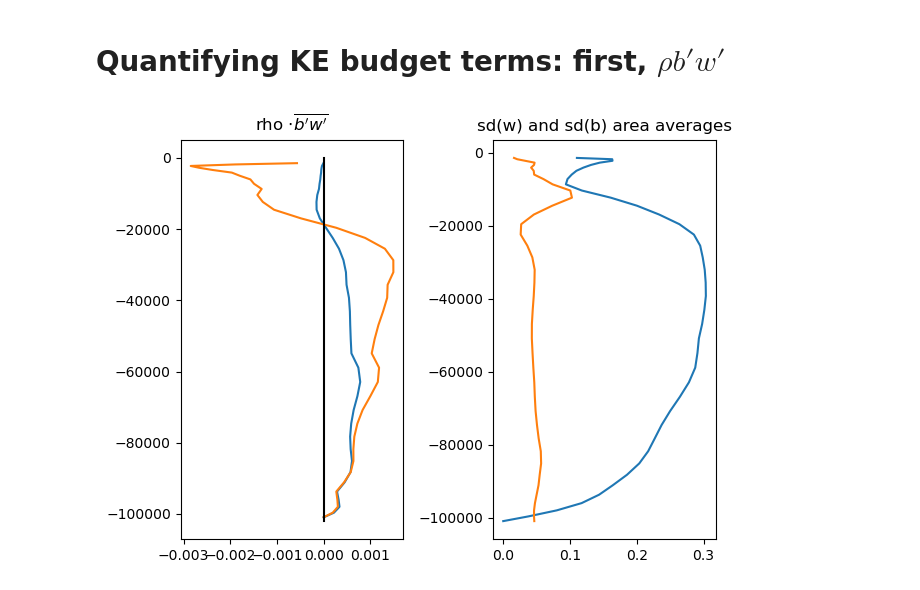
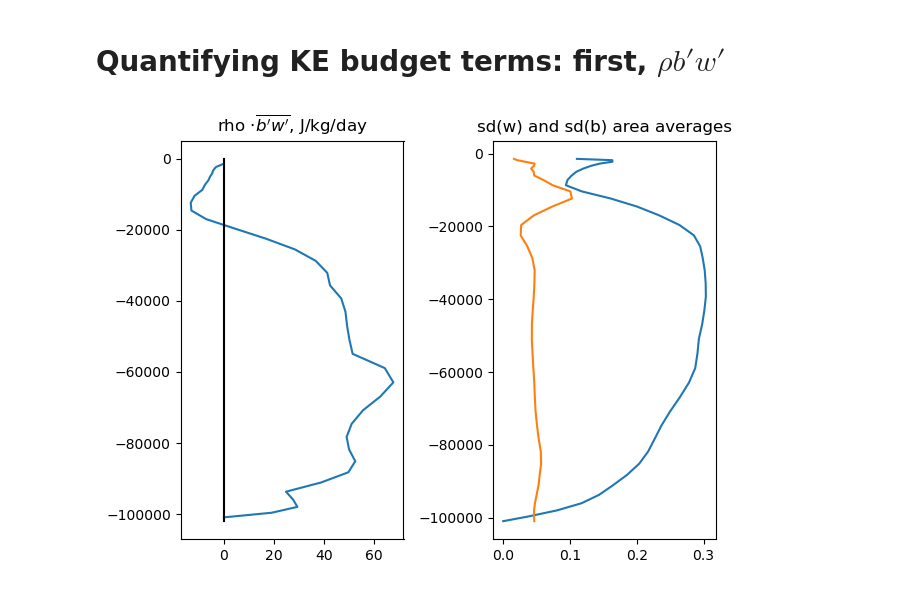
Before and after one commit to MPOcanes/MPO624_2022, a Jupyter notebook: Notebooks/Schechter_cyclone_shear.ipynb, the cells around one changed output. Saved outputs shown, nothing was run; the diff lists cells and outputs as text; code cells hidden in the pictures.

```diff
--- a/Notebooks/Schechter_cyclone_shear.ipynb
+++ b/Notebooks/Schechter_cyclone_shear.ipynb
@@ -199,23 +219,21 @@ ds.b[0][38].plot(vmin=-0.1, vmax=0.1, cmap='RdBu_r');
 # %%
 # MULTIPLY bw (W/kg), Interpolating b to w levels, and take horizontal mean
 
 ds['bw'] = ds['w'] * ds['b'].interp(nk=ds['nkp1'])
 ds['rhobw'] = ds['bw'] * ds['rho'].interp(nk=ds['nkp1'])
 
-BWprof = (Aw * ds.bw[0])        .mean(dim=['nj','ni']) / Aw.mean()
 RBWprof= (Aw * ds.rhobw[0])     .mean(dim=['nj','ni']) / Aw.mean()
 B2prof = (Aw * ds.b[0] *ds.b[0]).mean(dim=['nj','ni']) / Aw.mean()
 
 plt.subplot(121)
-plt.plot(RBWprof, -ds.pf); plt.title("rho $\cdot \overline{b'w'}$")
-plt.plot(BWprof, -ds.pf)
+plt.plot(RBWprof *86400, -ds.pf); plt.title("rho $\cdot \overline{b'w'}$, J/kg/day")
 plt.plot([0,0],[-102000,0],'k')
 
 plt.subplot(122)
 plt.plot(np.sqrt(W2prof), -ds.pf); plt.title('sd(w) and sd(b) area averages')
 plt.plot(np.sqrt(B2prof), -ds.p);
 
 plt.tight_layout()
 # %% [output]
-[figure, old version]
+[figure, new version]
 # %%
```
Also changed, not shown: parts of 28 cells of this notebook.
